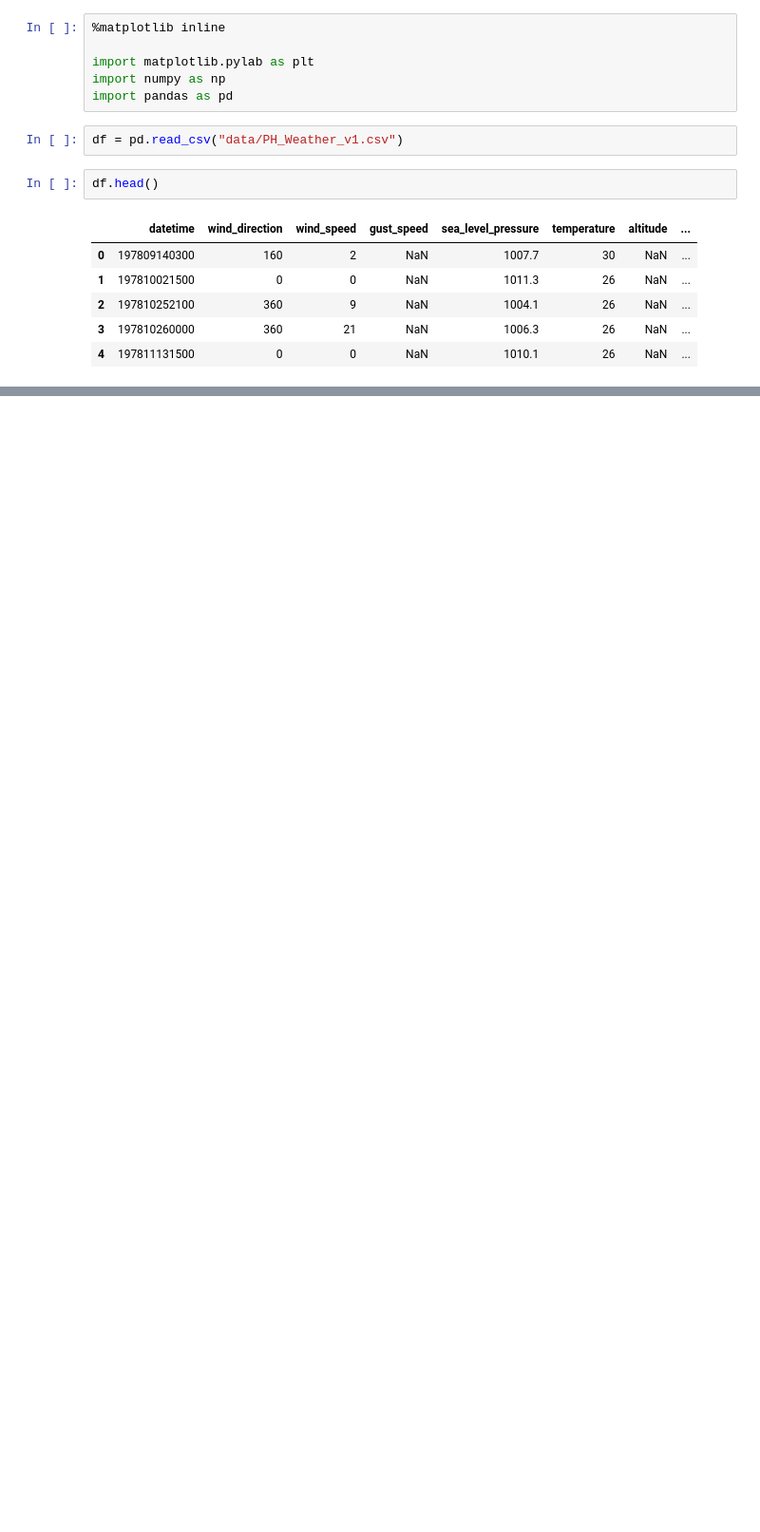
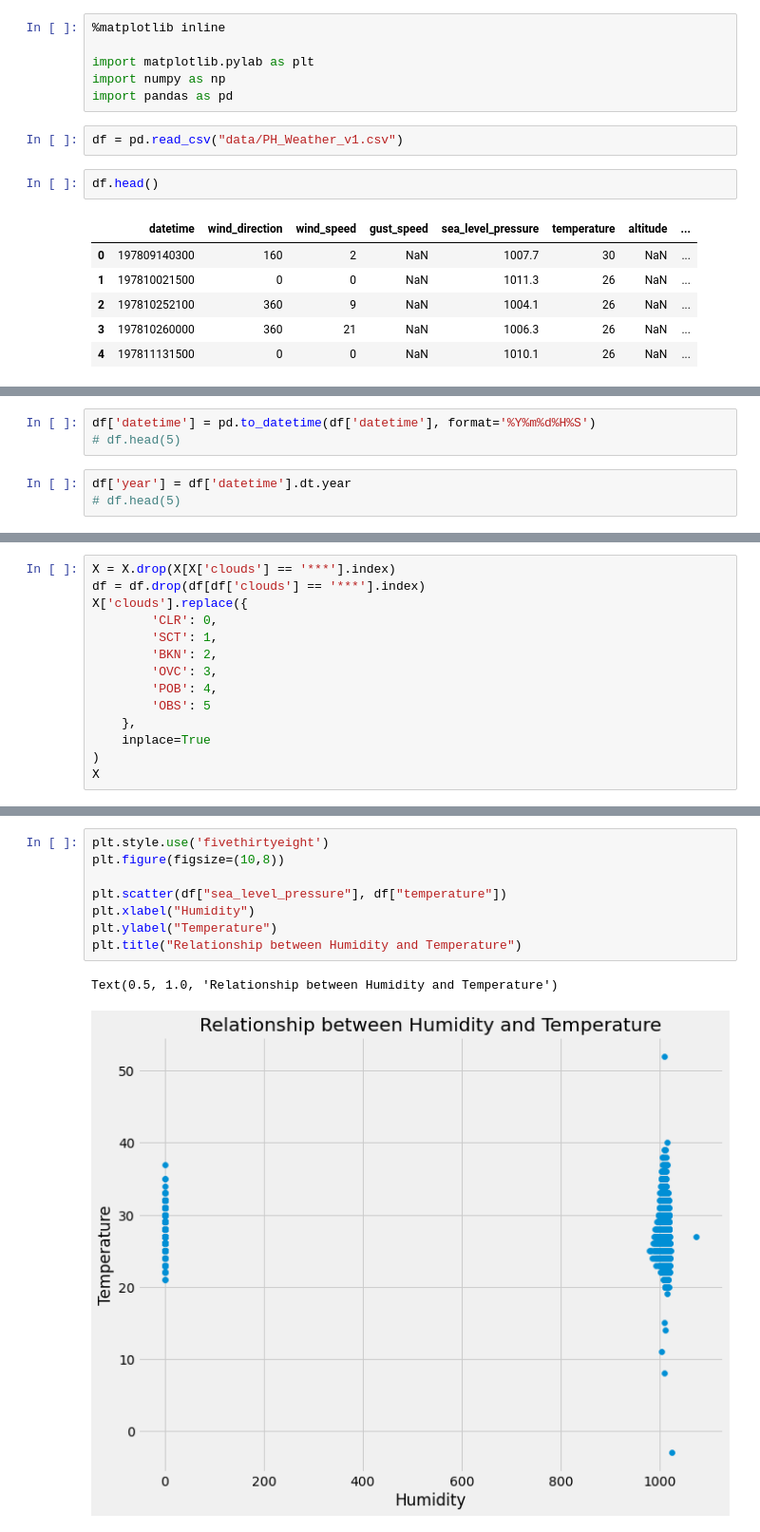
Before and after one commit to jvgcalites/apper-eda, a Jupyter notebook: Notebooks/PS1 - CS129.18.ipynb, the cells around one changed output, grey strips where cells are left out. Shown: that part at 95% size. Cells and saved outputs as stored; diff of their text form; blank space fills up the shorter version.

```diff
--- a/Notebooks/PS1 - CS129.18.ipynb
+++ b/Notebooks/PS1 - CS129.18.ipynb
@@ -74,0 +73,6 @@ TypeError: 'tuple' object is not callable
+# %%
+df['datetime'] = pd.to_datetime(df['datetime'], format='%Y%m%d%H%S')
+# df.head(5)
+# %%
+df['year'] = df['datetime'].dt.year
+# df.head(5)
@@ -74,0 +138,14 @@ TypeError: 'tuple' object is not callable
+# %%
+X = X.drop(X[X['clouds'] == '***'].index)
+df = df.drop(df[df['clouds'] == '***'].index)
+X['clouds'].replace({
+        'CLR': 0,
+        'SCT': 1,
+        'BKN': 2,
+        'OVC': 3,
+        'POB': 4,
+        'OBS': 5
+    },
+    inplace=True
+)
+X
@@ -74,0 +238,11 @@ TypeError: 'tuple' object is not callable
+# %%
+plt.style.use('fivethirtyeight')
+plt.figure(figsize=(10,8))
+
+plt.scatter(df["sea_level_pressure"], df["temperature"])
+plt.xlabel("Humidity")
+plt.ylabel("Temperature")
+plt.title("Relationship between Humidity and Temperature")
+# %% [output]
+Text(0.5, 1.0, 'Relationship between Humidity and Temperature')
+[figure, added]
```
Also changed, not shown: parts of 16 cells of this notebook, 2 other files.
